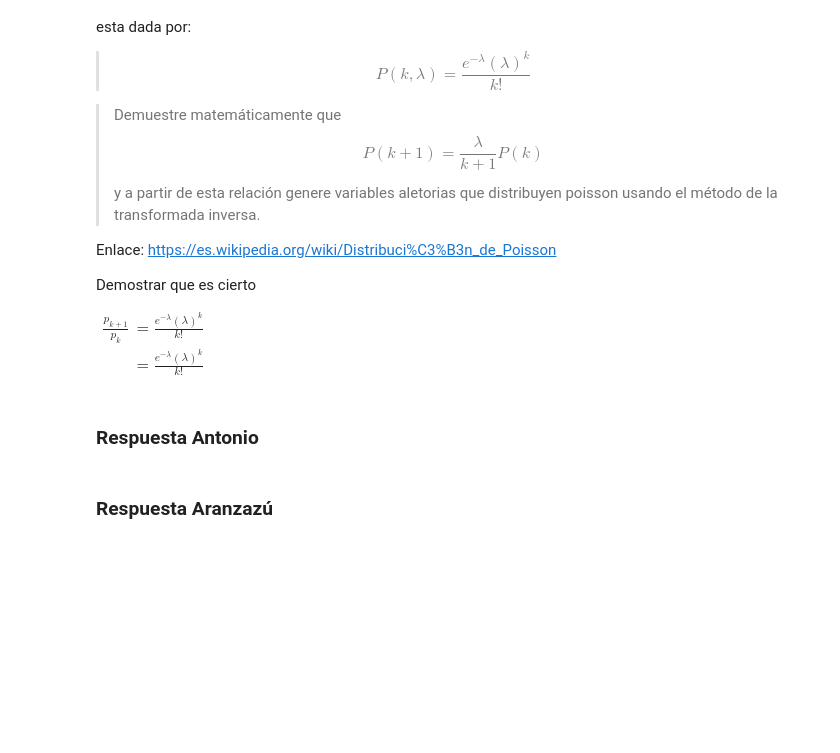
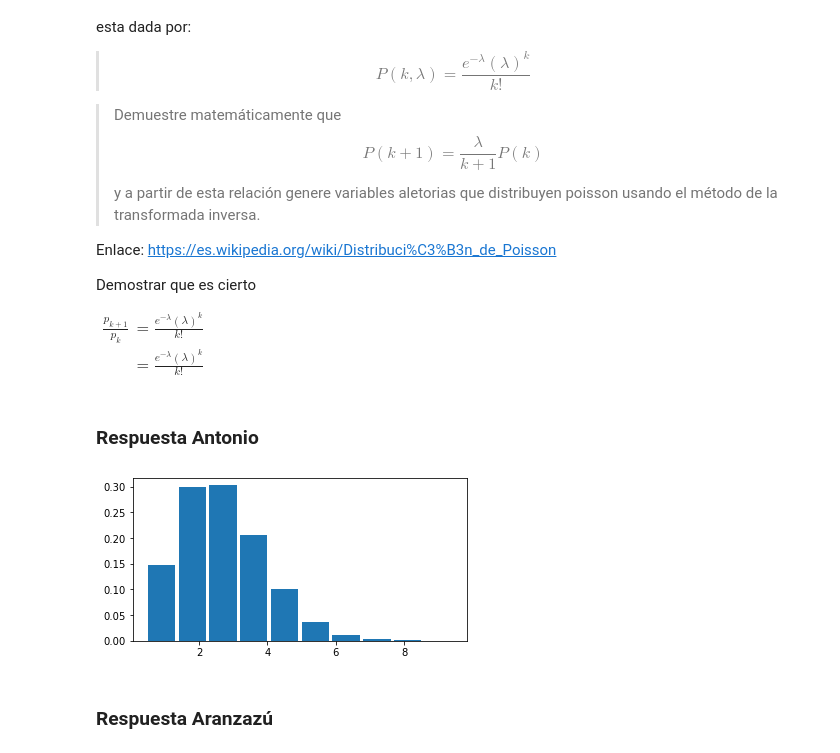
Before and after one commit to Tonydesanty/Tarea5y6_AraRendon_AntRosas, a Jupyter notebook: Tarea5y6SPF.ipynb, the cells around one changed output. Cells and saved outputs as stored; diff of their text form; code cells hidden in the pictures; blank space fills up the shorter version.

```diff
--- a/Tarea5y6SPF.ipynb
+++ b/Tarea5y6SPF.ipynb
@@ -99,6 +153,27 @@ $
 $
 # %% [markdown]
 ### Respuesta Antonio
+# %%
+# Función que calcula la probabilidad acumulada optimizada
+def probabilidad_poisson(n2,lamba):
+    proba_poisson = np.zeros(n2)
+    proba_poisson[0] = np.exp(-lamba)
+    def pois(i2):
+        nonlocal proba_poisson
+        proba_poisson[i2+1]=(lamba/(i2+1))*proba_poisson[i2]
+    [pois(i2) for i2 in range(n2-1)]
+    return np.cumsum(proba_poisson)
+
+n2 = 10; lamba = 2; N2 = 10**4
+
+poisson_acumulado= probabilidad_poisson(n2,lamba)
+u2 = np.random.rand(N2)
+
+# Usando el método de la transformada inversa
+d_binomial2 = distribucion_discreta(u2,poisson_acumulado)
+histograma_discreto(d_binomial2)
+# %% [output]
+[figure, added]
 # %% [markdown]
 ### Respuesta Aranzazú
 # %% [markdown]
```
Also changed, not shown: parts of 7 cells of this notebook.
